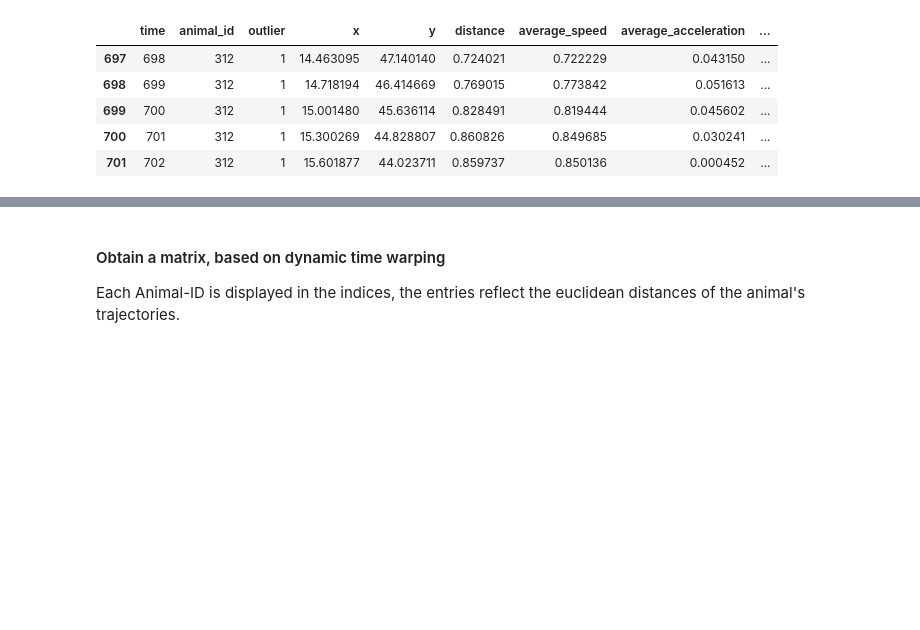
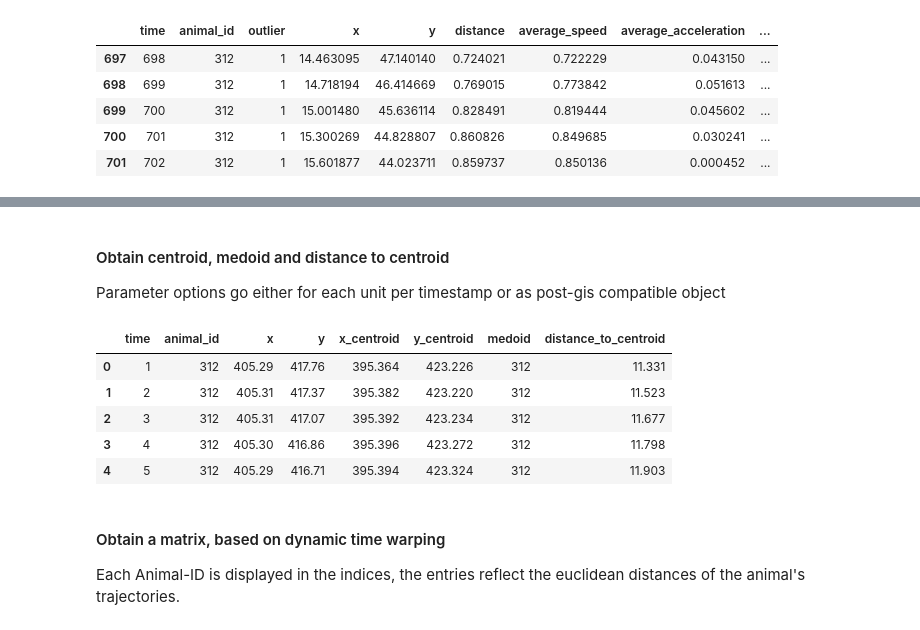
Before and after one commit to dbvis-ukon/movekit, a Jupyter notebook: examples/clustering examples.ipynb, the cells around one changed output, grey strips where cells are left out. Drawn from its saved outputs; the diff is of its cells as text; code cells hidden in the pictures; blank space fills up the shorter version.

```diff
--- a/examples/clustering examples.ipynb
+++ b/examples/clustering examples.ipynb
@@ -162,3 +117,17 @@ mkit.group_movement(data).head()
+# %% [markdown]
+#### Obtain centroid, medoid and distance to centroid
+Parameter options go either for each unit per timestamp or as post-gis compatible object
+# %%
+movement = mkit.centroid_medoid_computation(data, object_output = False)
+# %%
+movement.head()
+# %% [output]
+|  | time | animal_id | x | y | x_centroid | y_centroid | medoid | distance_to_centroid |
+| 0 | 1 | 312 | 405.29 | 417.76 | 395.364 | 423.226 | 312 | 11.331 |
+| 1 | 2 | 312 | 405.31 | 417.37 | 395.382 | 423.220 | 312 | 11.523 |
+| 2 | 3 | 312 | 405.31 | 417.07 | 395.392 | 423.234 | 312 | 11.677 |
+| 3 | 4 | 312 | 405.30 | 416.86 | 395.396 | 423.272 | 312 | 11.798 |
+| 4 | 5 | 312 | 405.29 | 416.71 | 395.394 | 423.324 | 312 | 11.903 |
 # %% [markdown]
 #### Obtain a matrix, based on dynamic time warping
 Each Animal-ID is displayed in the indices, the entries reflect the euclidean distances of the animal's trajectories.
```
Also changed, not shown: parts of 24 cells of this notebook, 2 other files.
